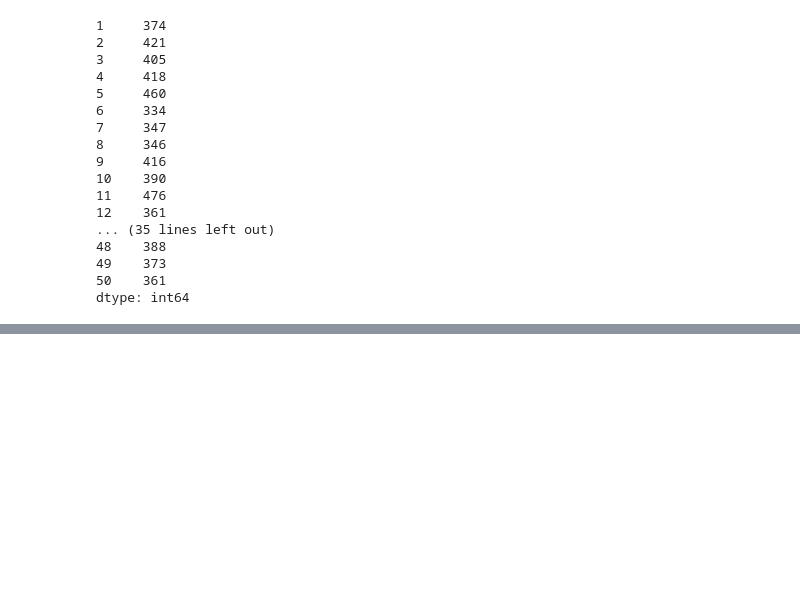
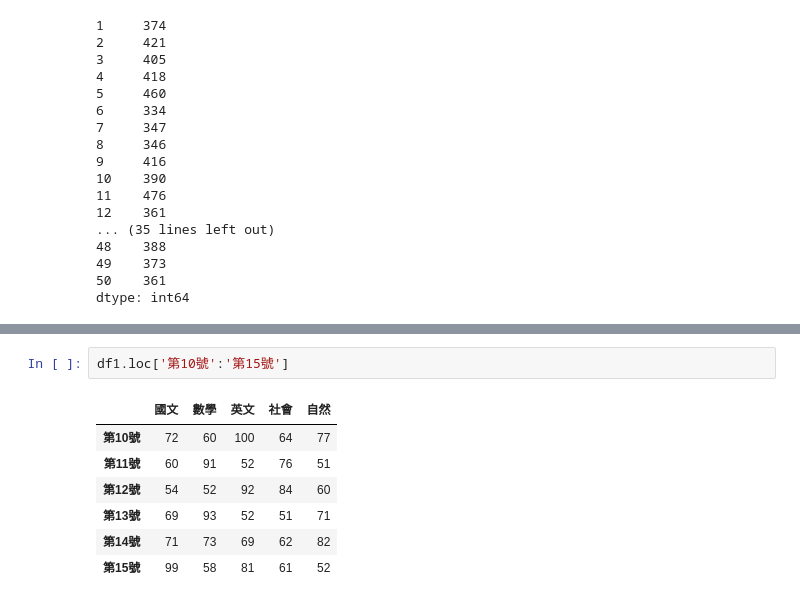
Before and after one commit to angela910423/_TEST_, a Jupyter notebook: lesson10.ipynb, the cells around one changed output, grey strips where cells are left out. Drawn from its saved outputs; the diff is of its cells as text; blank space fills up the shorter version.

```diff
--- a/lesson10.ipynb
+++ b/lesson10.ipynb
@@ -111,0 +172,10 @@ dtype: int64
+# %%
+df1.loc['第10號':'第15號']
+# %% [output]
+|  | 國文 | 數學 | 英文 | 社會 | 自然 |
+| 第10號 | 72 | 60 | 100 | 64 | 77 |
+| 第11號 | 60 | 91 | 52 | 76 | 51 |
+| 第12號 | 54 | 52 | 92 | 84 | 60 |
+| 第13號 | 69 | 93 | 52 | 51 | 71 |
+| 第14號 | 71 | 73 | 69 | 62 | 82 |
+| 第15號 | 99 | 58 | 81 | 61 | 52 |
```
Also changed, not shown: parts of 6 cells of this notebook.
